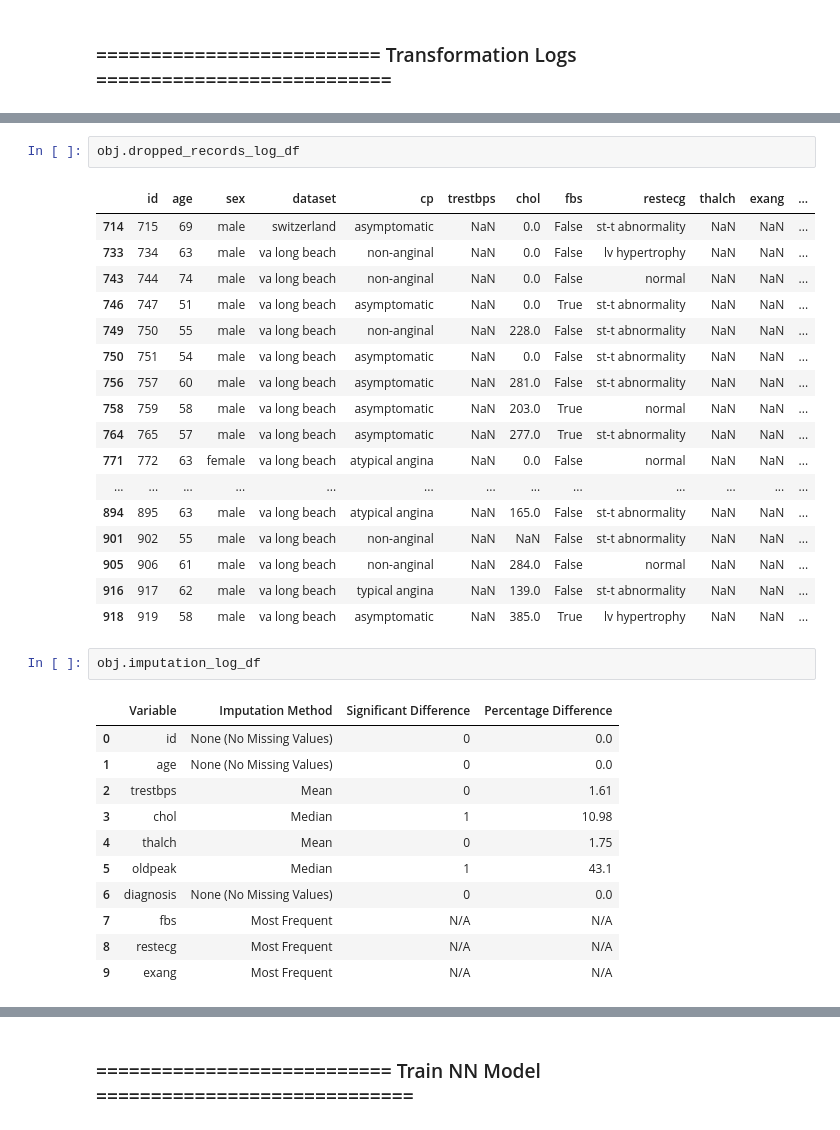
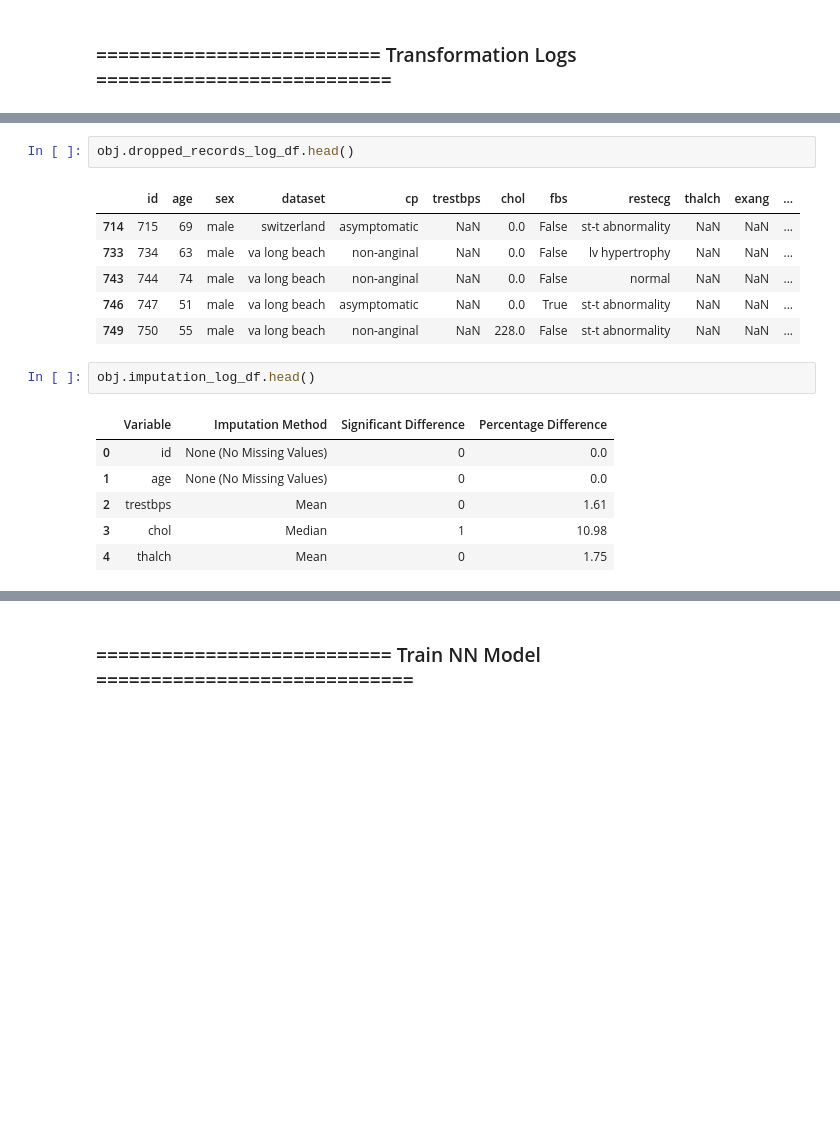
Before and after one commit to Abhijeet-Real/GeeseTools, a Jupyter notebook: DataAnalysis.ipynb, the cells around one changed output, grey strips where cells are left out. Cells and saved outputs as stored; diff of their text form; blank space fills up the shorter version.

```diff
--- a/DataAnalysis.ipynb
+++ b/DataAnalysis.ipynb
@@ -101,27 +73,16 @@ obj.dropped_features_log_df
 | 1 | ca | 66.41 |
 | 2 | thal | 52.83 |
 # %%
-obj.dropped_records_log_df
+obj.dropped_records_log_df.head()
 # %% [output]
 |  | id | age | sex | dataset | cp | trestbps | chol | fbs | restecg | thalch | exang | ... |
 | 714 | 715 | 69 | male | switzerland | asymptomatic | NaN | 0.0 | False | st-t abnormality | NaN | NaN | ... |
 | 733 | 734 | 63 | male | va long beach | non-anginal | NaN | 0.0 | False | lv hypertrophy | NaN | NaN | ... |
 | 743 | 744 | 74 | male | va long beach | non-anginal | NaN | 0.0 | False | normal | NaN | NaN | ... |
 | 746 | 747 | 51 | male | va long beach | asymptomatic | NaN | 0.0 | True | st-t abnormality | NaN | NaN | ... |
 | 749 | 750 | 55 | male | va long beach | non-anginal | NaN | 228.0 | False | st-t abnormality | NaN | NaN | ... |
-| 750 | 751 | 54 | male | va long beach | asymptomatic | NaN | 0.0 | False | st-t abnormality | NaN | NaN | ... |
-| 756 | 757 | 60 | male | va long beach | asymptomatic | NaN | 281.0 | False | st-t abnormality | NaN | NaN | ... |
-| 758 | 759 | 58 | male | va long beach | asymptomatic | NaN | 203.0 | True | normal | NaN | NaN | ... |
-| 764 | 765 | 57 | male | va long beach | asymptomatic | NaN | 277.0 | True | st-t abnormality | NaN | NaN | ... |
-| 771 | 772 | 63 | female | va long beach | atypical angina | NaN | 0.0 | False | normal | NaN | NaN | ... |
-| ... | ... | ... | ... | ... | ... | ... | ... | ... | ... | ... | ... | ... |
-| 894 | 895 | 63 | male | va long beach | atypical angina | NaN | 165.0 | False | st-t abnormality | NaN | NaN | ... |
-| 901 | 902 | 55 | male | va long beach | non-anginal | NaN | NaN | False | st-t abnormality | NaN | NaN | ... |
-| 905 | 906 | 61 | male | va long beach | non-anginal | NaN | 284.0 | False | normal | NaN | NaN | ... |
-| 916 | 917 | 62 | male | va long beach | typical angina | NaN | 139.0 | False | st-t abnormality | NaN | NaN | ... |
-| 918 | 919 | 58 | male | va long beach | asymptomatic | NaN | 385.0 | True | lv hypertrophy | NaN | NaN | ... |
 # %%
-obj.imputation_log_df
+obj.imputation_log_df.head()
 # %% [output]
 |  | Variable | Imputation Method | Significant Difference | Percentage Difference |
 | 0 | id | None (No Missing Values) | 0 | 0.0 |
@@ -129,9 +90,4 @@ obj.imputation_log_df
 | 2 | trestbps | Mean | 0 | 1.61 |
 | 3 | chol | Median | 1 | 10.98 |
 | 4 | thalch | Mean | 0 | 1.75 |
-| 5 | oldpeak | Median | 1 | 43.1 |
-| 6 | diagnosis | None (No Missing Values) | 0 | 0.0 |
-| 7 | fbs | Most Frequent | N/A | N/A |
-| 8 | restecg | Most Frequent | N/A | N/A |
-| 9 | exang | Most Frequent | N/A | N/A |
 # %%
```
Also changed, not shown: parts of 10 cells of this notebook.
